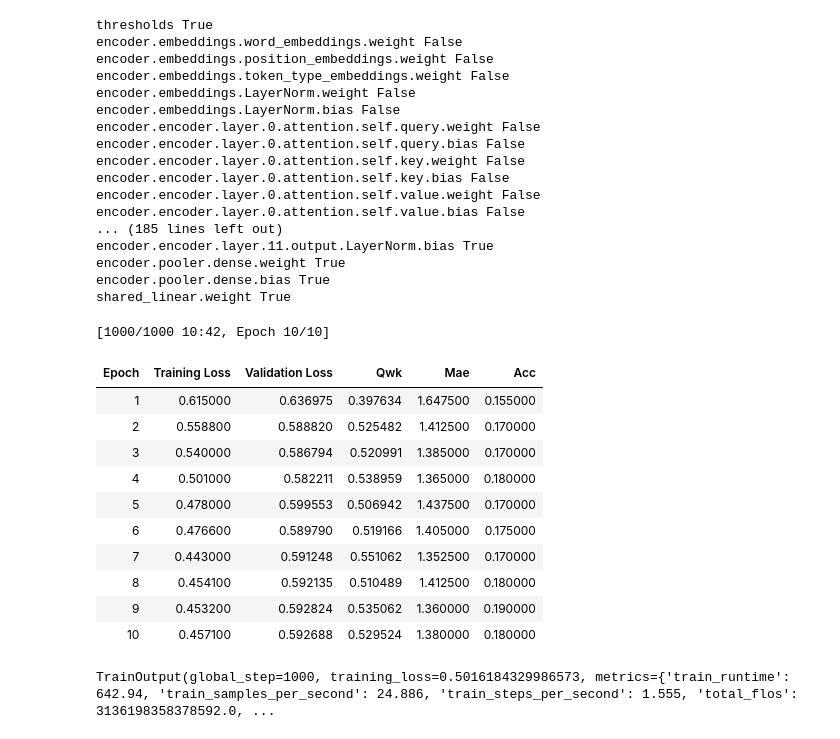
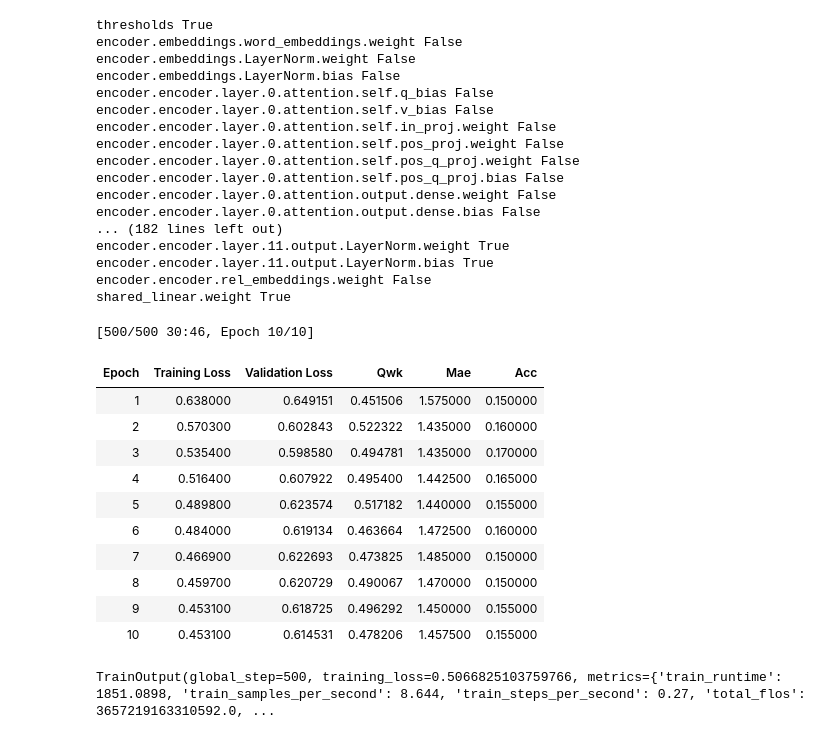
Before and after one commit to miguel-vila/ai-builders-week-5, a Jupyter notebook: ordinal-regression.ipynb, the cells around one changed output. Cells and saved outputs as stored; diff of their text form; code cells hidden in the pictures.

```diff
--- a/ordinal-regression.ipynb
+++ b/ordinal-regression.ipynb
@@ -21,7 +21,7 @@ from transformers.modeling_outputs import SequenceClassifierOutput
 import evaluate
 
 # ---------- Config ----------
-MODEL_NAME = "google-bert/bert-base-uncased"
+MODEL_NAME = "microsoft/deberta-base-mnli"
 MAX_LEN = 384
 NUM_BINS = 10                      # 0.5, 1.0, ..., 5.0  => 10 bins
 BIN_VALUES = np.arange(0.5, 5.0 + 0.5, 0.5)  # [0.5, 1.0, ..., 5.0]
@@ -151,16 +151,22 @@ model = CoralForOrdinalRegression(CoralConfig())
 for name, param in model.encoder.named_parameters():
     param.requires_grad = False
 
+encode_layers_to_unfreeze = [10, 11]
+
 # Unfreeze last encoder layer (optional, for better adaptation)
 for name, param in model.encoder.named_parameters():
-    if "encoder.layer.11" in name:
+    if any([f"encoder.layer.{l}" in name for l in encode_layers_to_unfreeze]):
         param.requires_grad = True
 
 for name, param in model.encoder.named_parameters():
-    if "pooler" in name:
+    if "pooler" in name: # for bert models
         param.requires_grad = True
 
-# Unfreeze CORAL head and thresholds
+# for name, param in model.encoder.named_parameters():
+#     if "encoder.rel_embeddings.weight" in name: #for DeBERTa models
+#         param.requires_grad = True
+
+# Unfreeze CORAL head and thresholds, for bert models
 model.shared_linear.weight.requires_grad = True
 model.thresholds.requires_grad = True
 
@@ -170,67 +176,67 @@ for name, param in model.named_parameters():
 # %% [output]
 thresholds True
 encoder.embeddings.word_embeddings.weight False
-encoder.embeddings.position_embeddings.weight False
-encoder.embeddings.token_type_embeddings.weight False
 encoder.embeddings.LayerNorm.weight False
 encoder.embeddings.LayerNorm.bias False
-encoder.encoder.layer.0.attention.self.query.weight False
-encoder.encoder.layer.0.attention.self.query.bias False
-encoder.encoder.layer.0.attention.self.key.weight False
-encoder.encoder.layer.0.attention.self.key.bias False
-encoder.encoder.layer.0.attention.self.value.weight False
-encoder.encoder.layer.0.attention.self.value.bias False
-... (185 lines left out)
+encoder.encoder.layer.0.attention.self.q_bias False
+encoder.encoder.layer.0.attention.self.v_bias False
+encoder.encoder.layer.0.attention.self.in_proj.weight False
+encoder.encoder.layer.0.attention.self.pos_proj.weight False
+encoder.encoder.layer.0.attention.self.pos_q_proj.weight False
+encoder.encoder.layer.0.attention.self.pos_q_proj.bias False
+encoder.encoder.layer.0.attention.output.dense.weight False
+encoder.encoder.layer.0.attention.output.dense.bias False
+... (182 lines left out)
+encoder.encoder.layer.11.output.LayerNorm.weight True
 encoder.encoder.layer.11.output.LayerNorm.bias True
-encoder.pooler.dense.weight True
-encoder.pooler.dense.bias True
+encoder.encoder.rel_embeddings.weight False
 shared_linear.weight True
 # %%
 # hyperparameters
 lr = 2e-4
-batch_size = 16
+batch_size = 32
 num_epochs = 10
 
 args = TrainingArguments(
-    output_dir="./bert-letterbox-reviews-classifier_teacher",
+    output_dir="./bert-letterbox-reviews-ordinal-regression_teacher",
     learning_rate=lr,
     per_device_train_batch_size=batch_size,
     per_device_eval_batch_size=batch_size,
     num_train_epochs=num_epochs,
     fp16=torch.cuda.is_available(),
     save_strategy="epoch",
     eval_strategy="epoch",
     load_best_model_at_end=True,
     metric_for_best_model="qwk",
     greater_is_better=True,
     logging_steps=50,
     report_to="none",
 )
 
 trainer = Trainer(
     model=model,
     args=args,
     train_dataset=dataset["train"],
     eval_dataset=dataset["validation"],
     data_collator=collator,
     compute_metrics=compute_metrics,
 )
 
 trainer.train()
 # %% [output]
-[1000/1000 10:42, Epoch 10/10]
+[500/500 30:46, Epoch 10/10]
 | Epoch | Training Loss | Validation Loss | Qwk | Mae | Acc |
-| 1 | 0.615000 | 0.636975 | 0.397634 | 1.647500 | 0.155000 |
-| 2 | 0.558800 | 0.588820 | 0.525482 | 1.412500 | 0.170000 |
-| 3 | 0.540000 | 0.586794 | 0.520991 | 1.385000 | 0.170000 |
-| 4 | 0.501000 | 0.582211 | 0.538959 | 1.365000 | 0.180000 |
-| 5 | 0.478000 | 0.599553 | 0.506942 | 1.437500 | 0.170000 |
-| 6 | 0.476600 | 0.589790 | 0.519166 | 1.405000 | 0.175000 |
-| 7 | 0.443000 | 0.591248 | 0.551062 | 1.352500 | 0.170000 |
-| 8 | 0.454100 | 0.592135 | 0.510489 | 1.412500 | 0.180000 |
-| 9 | 0.453200 | 0.592824 | 0.535062 | 1.360000 | 0.190000 |
-| 10 | 0.457100 | 0.592688 | 0.529524 | 1.380000 | 0.180000 |
+| 1 | 0.638000 | 0.649151 | 0.451506 | 1.575000 | 0.150000 |
+| 2 | 0.570300 | 0.602843 | 0.522322 | 1.435000 | 0.160000 |
+| 3 | 0.535400 | 0.598580 | 0.494781 | 1.435000 | 0.170000 |
+| 4 | 0.516400 | 0.607922 | 0.495400 | 1.442500 | 0.165000 |
+| 5 | 0.489800 | 0.623574 | 0.517182 | 1.440000 | 0.155000 |
+| 6 | 0.484000 | 0.619134 | 0.463664 | 1.472500 | 0.160000 |
+| 7 | 0.466900 | 0.622693 | 0.473825 | 1.485000 | 0.150000 |
+| 8 | 0.459700 | 0.620729 | 0.490067 | 1.470000 | 0.150000 |
+| 9 | 0.453100 | 0.618725 | 0.496292 | 1.450000 | 0.155000 |
+| 10 | 0.453100 | 0.614531 | 0.478206 | 1.457500 | 0.155000 |
-TrainOutput(global_step=1000, training_loss=0.5016184329986573, metrics={'train_runtime': 642.94, 'train_samples_per_second': 24.886, 'train_steps_per_second': 1.555, 'total_flos': 3136198358378592.0, ...
+TrainOutput(global_step=500, training_loss=0.5066825103759766, metrics={'train_runtime': 1851.0898, 'train_samples_per_second': 8.644, 'train_steps_per_second': 0.27, 'total_flos': 3657219163310592.0, ...
 # %%
 # apply model to validation dataset
 predictions = trainer.predict(dataset["test"])
```
Also changed, not shown: parts of 1 cell of this notebook.
